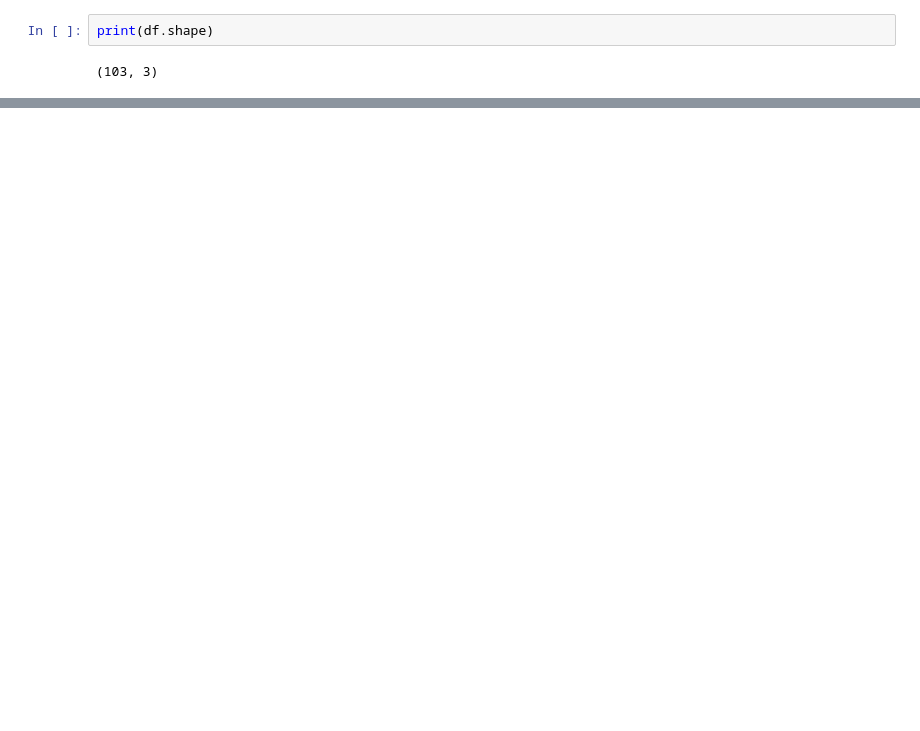
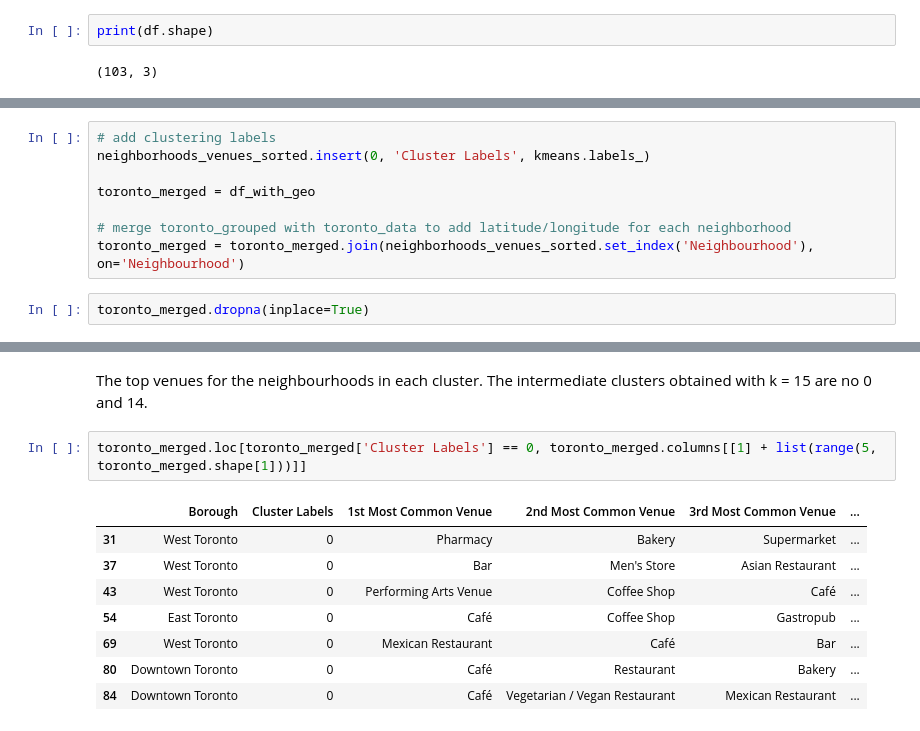
Before and after one commit to FM2403/coursera-capstone, a Jupyter notebook: Segmenting and Clustering Neighborhoods in Toronto.ipynb, the cells around one changed output, grey strips where cells are left out. Saved outputs shown, nothing was run; the diff lists cells and outputs as text; blank space fills up the shorter version.

```diff
--- a/Segmenting and Clustering Neighborhoods in Toronto.ipynb
+++ b/Segmenting and Clustering Neighborhoods in Toronto.ipynb
@@ -115,0 +421,10 @@ print(df.shape)
+# %%
+# add clustering labels
+neighborhoods_venues_sorted.insert(0, 'Cluster Labels', kmeans.labels_)
+
+toronto_merged = df_with_geo
+
+# merge toronto_grouped with toronto_data to add latitude/longitude for each neighborhood
+toronto_merged = toronto_merged.join(neighborhoods_venues_sorted.set_index('Neighbourhood'), on='Neighbourhood')
+# %%
+toronto_merged.dropna(inplace=True)
@@ -115,0 +459,13 @@ print(df.shape)
+# %% [markdown]
+The top venues for the neighbourhoods in each cluster. The intermediate clusters obtained with k = 15 are no 0 and 14.
+# %%
+toronto_merged.loc[toronto_merged['Cluster Labels'] == 0, toronto_merged.columns[[1] + list(range(5, toronto_merged.shape[1]))]]
+# %% [output]
+|  | Borough | Cluster Labels | 1st Most Common Venue | 2nd Most Common Venue | 3rd Most Common Venue | ... |
+| 31 | West Toronto | 0 | Pharmacy | Bakery | Supermarket | ... |
+| 37 | West Toronto | 0 | Bar | Men's Store | Asian Restaurant | ... |
+| 43 | West Toronto | 0 | Performing Arts Venue | Coffee Shop | Café | ... |
+| 54 | East Toronto | 0 | Café | Coffee Shop | Gastropub | ... |
+| 69 | West Toronto | 0 | Mexican Restaurant | Café | Bar | ... |
+| 80 | Downtown Toronto | 0 | Café | Restaurant | Bakery | ... |
+| 84 | Downtown Toronto | 0 | Café | Vegetarian / Vegan Restaurant | Mexican Restaurant | ... |
```
Also changed, not shown: parts of 53 cells of this notebook.
